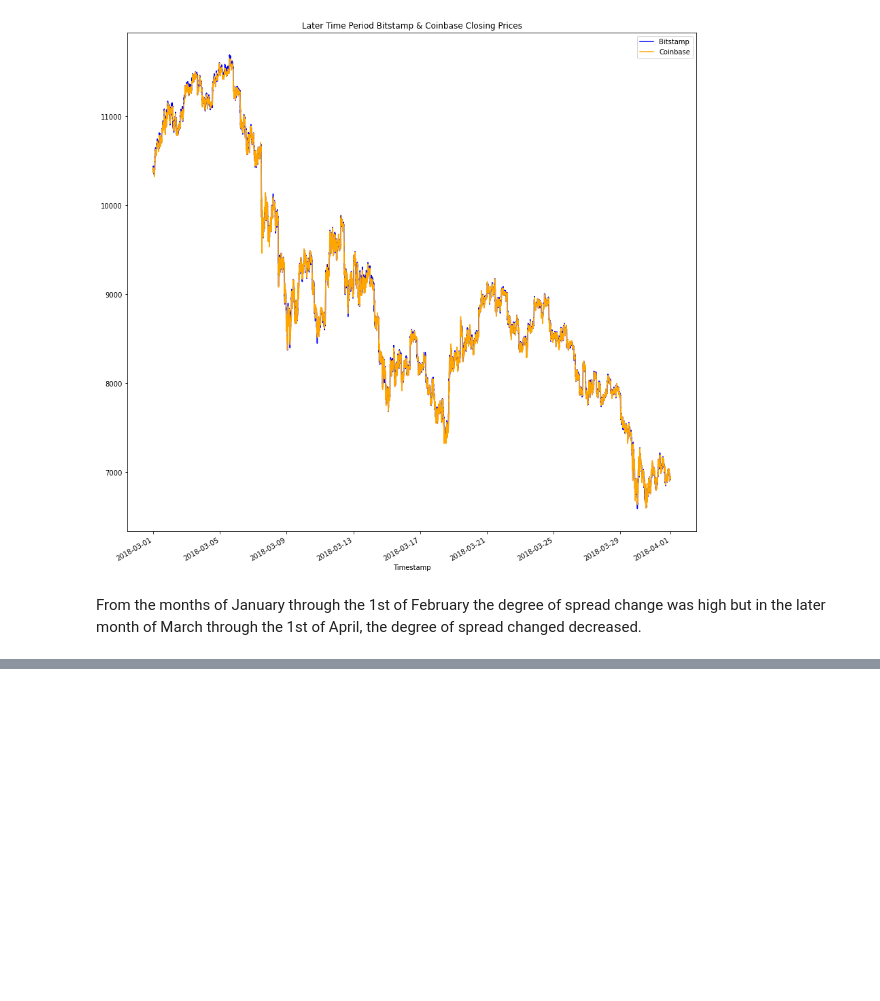
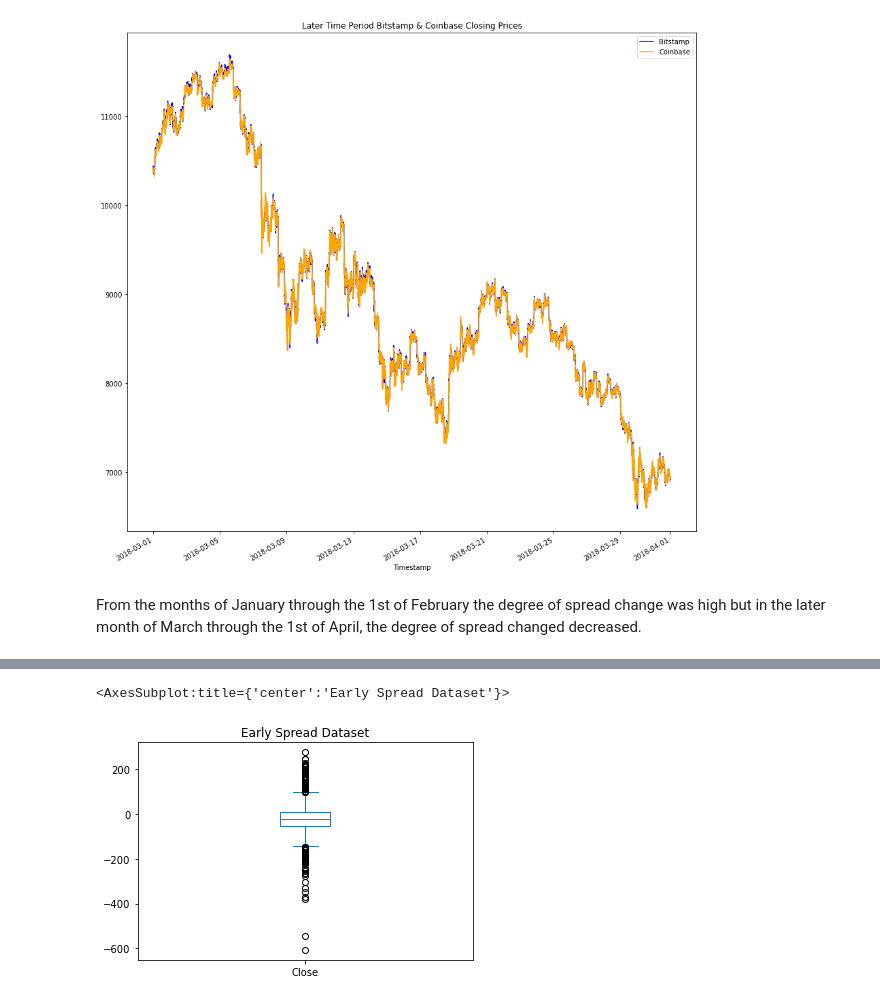
Before and after one commit to AngelR0/Crypto_Arbitrage, a Jupyter notebook: crypto_arbitrage.ipynb, the cells around one changed output, grey strips where cells are left out. Cells and saved outputs as stored; diff of their text form; code cells hidden in the pictures; blank space fills up the shorter version.

```diff
--- a/crypto_arbitrage.ipynb
+++ b/crypto_arbitrage.ipynb
@@ -232,0 +244,4 @@ From the months of January through the 1st of February the degree of spread chan
+# %%
+early_spread = coinbase_sliced.loc["2018-01-16"] - bitstamp_sliced.loc["2018-01-16"]
+
+early_spread.describe()
@@ -232,0 +258,5 @@ From the months of January through the 1st of February the degree of spread chan
+# %%
+early_spread.plot(kind='box', title="Early Spread Dataset")
+# %% [output]
+<AxesSubplot:title={'center':'Early Spread Dataset'}>
+[figure, added]
```
Also changed, not shown: parts of 36 cells of this notebook.
